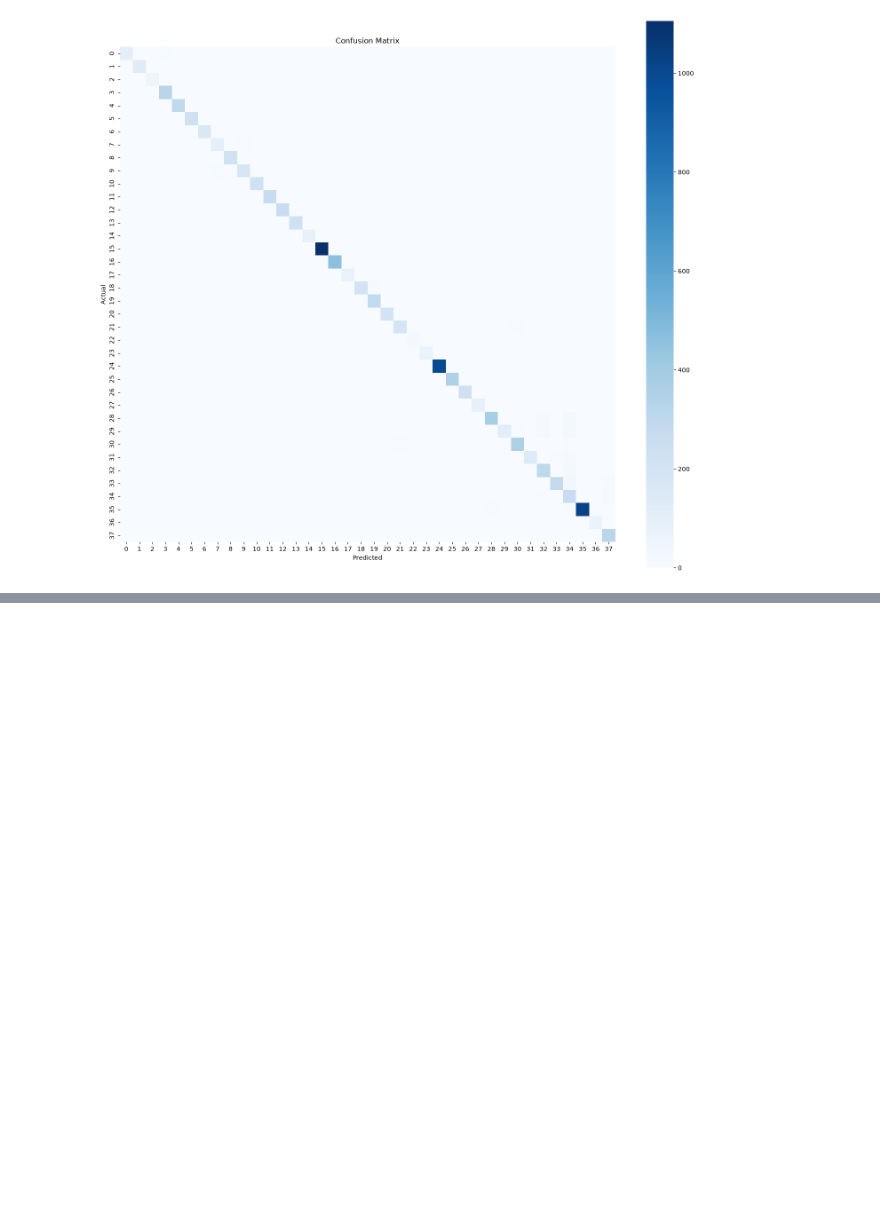
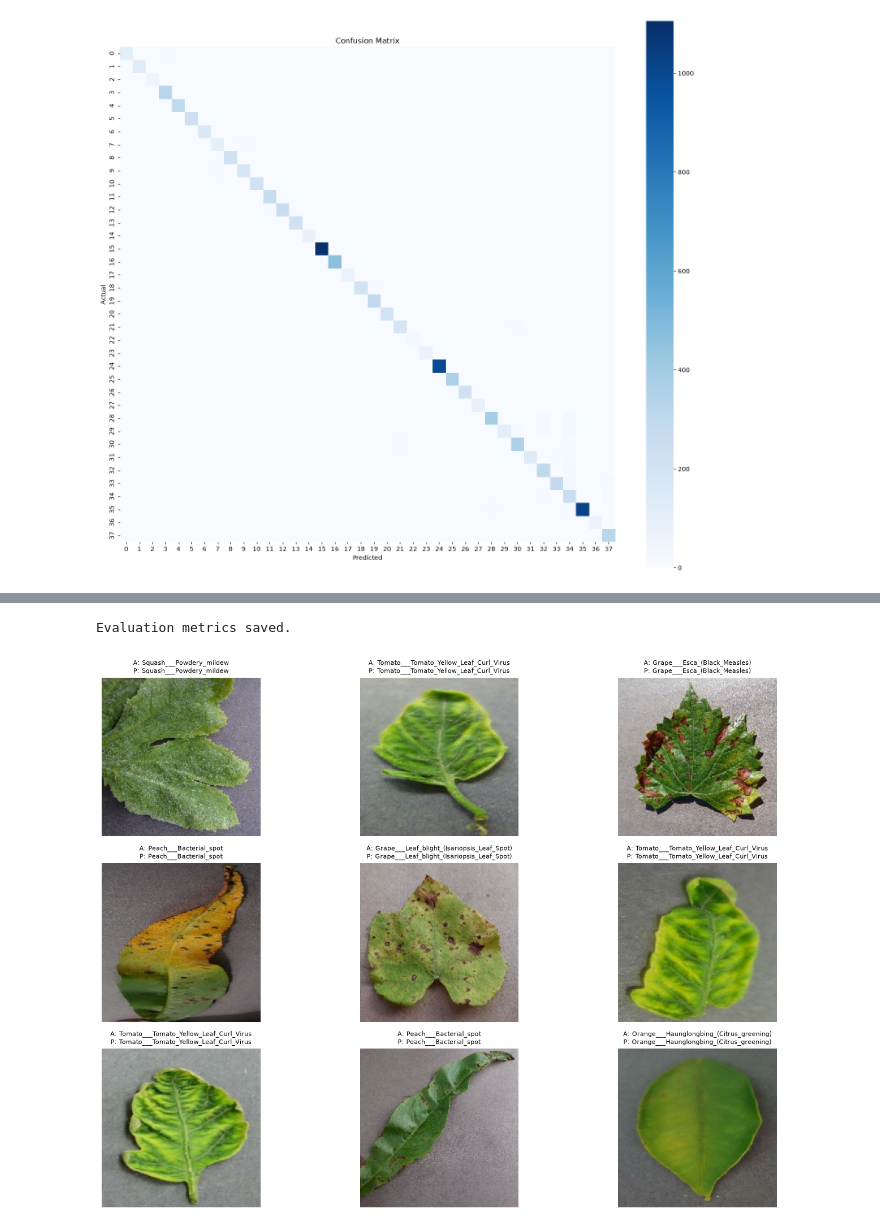
Before and after one commit to Sayeedahmed-09/Crop-Disease-Detection, a Jupyter notebook: notebooks/04_model_evaluation.ipynb, the cells around one changed output, grey strips where cells are left out. Saved outputs shown, nothing was run; the diff lists cells and outputs as text; code cells hidden in the pictures; blank space fills up the shorter version.

Commit message:
Add evaluation metrics and prediction visualization

```diff
--- a/notebooks/04_model_evaluation.ipynb
+++ b/notebooks/04_model_evaluation.ipynb
@@ -224,0 +291,41 @@ plt.show()
+# %%
+# Sve it in csv
+metrics.to_csv(
+    "../outputs/evaluation_metrics.csv",
+    index=False
+)
+
+print("Evaluation metrics saved.")
+# %% [output]
+Evaluation metrics saved.
+# %%
+# Display Sample Predictions
+import matplotlib.pyplot as plt
+
+plt.figure(figsize=(15,10))
+
+for images, labels in val_ds.take(1):
+
+    predictions = model.predict(images, verbose=0)
+
+    predicted = np.argmax(predictions, axis=1)
+
+    for i in range(9):
+
+        plt.subplot(3,3,i+1)
+
+        plt.imshow(images[i].numpy().astype("uint8"))
+
+        actual = class_names[labels[i]]
+
+        pred = class_names[predicted[i]]
+
+        plt.title(f"A: {actual}\nP: {pred}", fontsize=8)
+
+        plt.axis("off")
+
+plt.tight_layout()
+
+plt.show()
+# %% [output]
+[figure, added]
```
Also changed, not shown: parts of 4 cells of this notebook.
